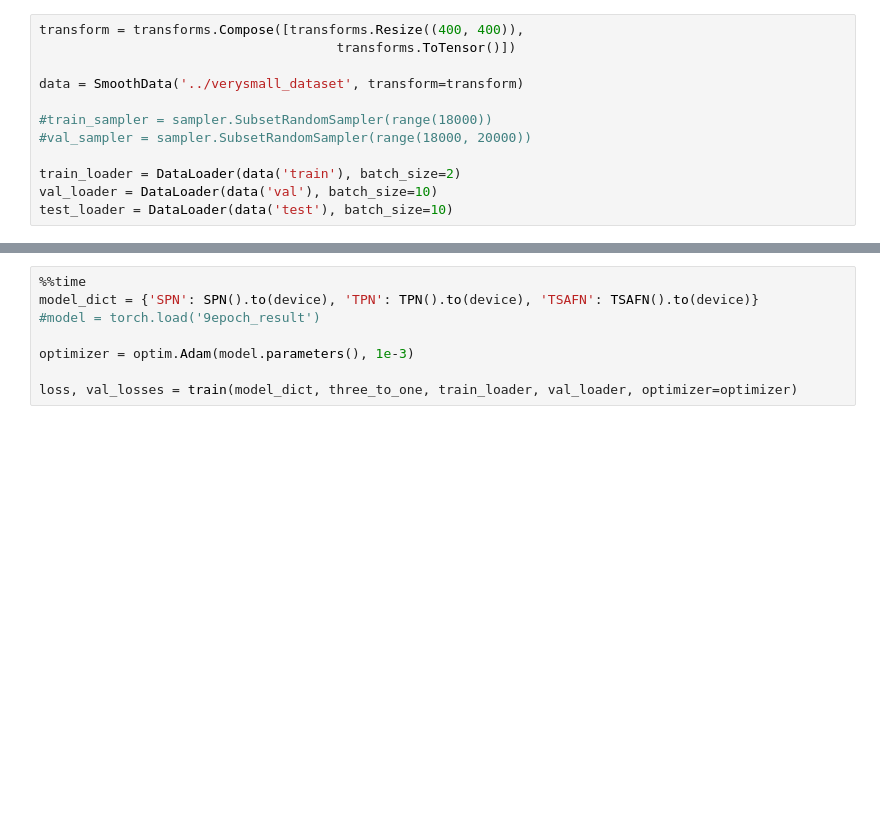
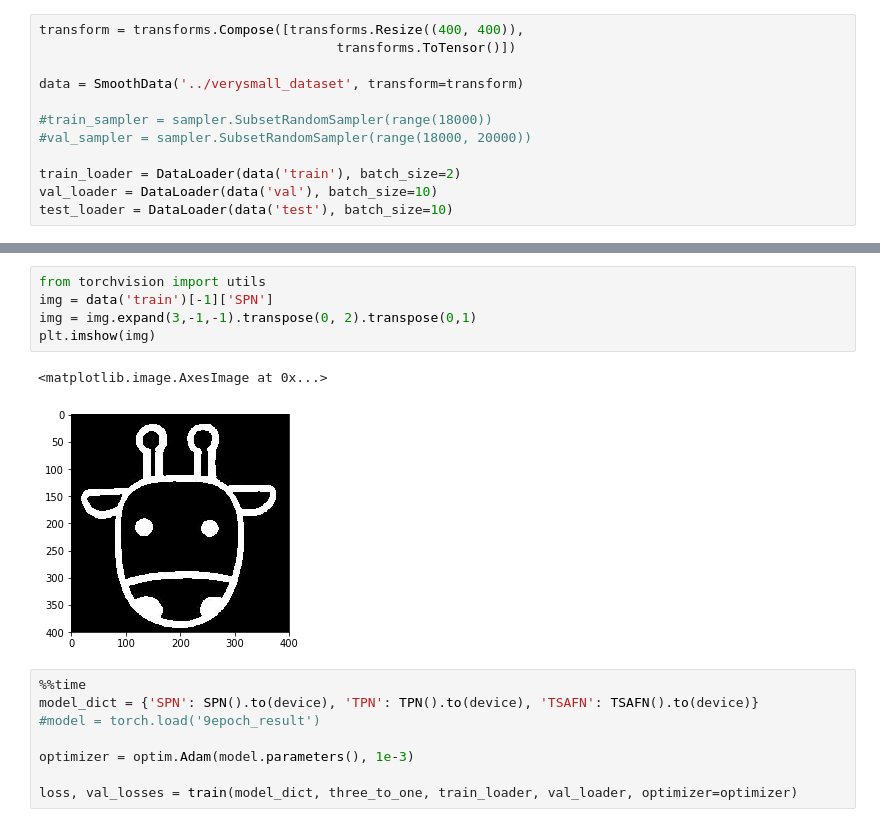
Before and after one commit to JiaBob/TSAFN, a Jupyter notebook: test.ipynb, the cells around one changed output, grey strips where cells are left out. Cells and saved outputs as stored; diff of their text form; blank space fills up the shorter version.

Commit message:
add visualization

```diff
--- a/test.ipynb
+++ b/test.ipynb
@@ -546,3 +572,11 @@ test_loader = DataLoader(data('test'), batch_size=10)
+# %%
+from torchvision import utils
+img = data('train')[-1]['SPN']
+img = img.expand(3,-1,-1).transpose(0, 2).transpose(0,1)
+plt.imshow(img)
+# %% [output]
+<matplotlib.image.AxesImage at 0x...>
+[figure, added]
 # %%
 %%time
 model_dict = {'SPN': SPN().to(device), 'TPN': TPN().to(device), 'TSAFN': TSAFN().to(device)}
```
Also changed, not shown: parts of 7 cells of this notebook, 6 other files.
